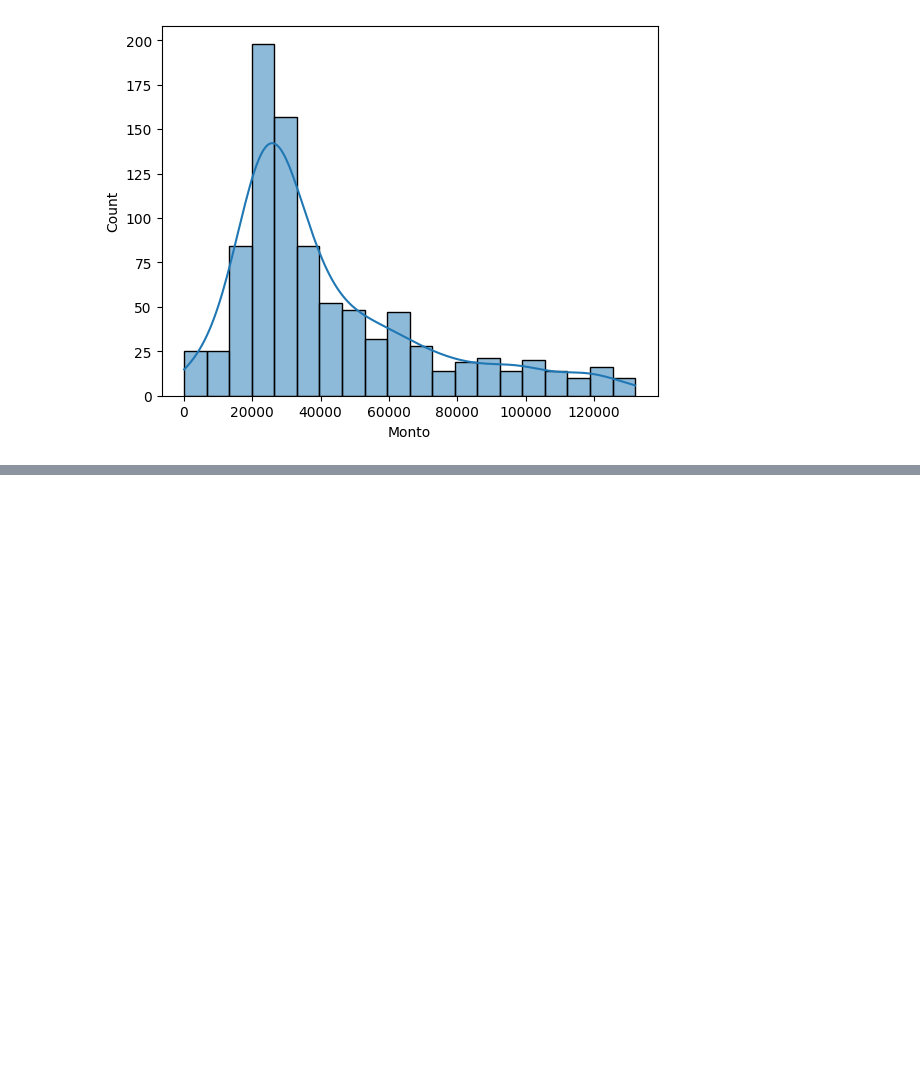
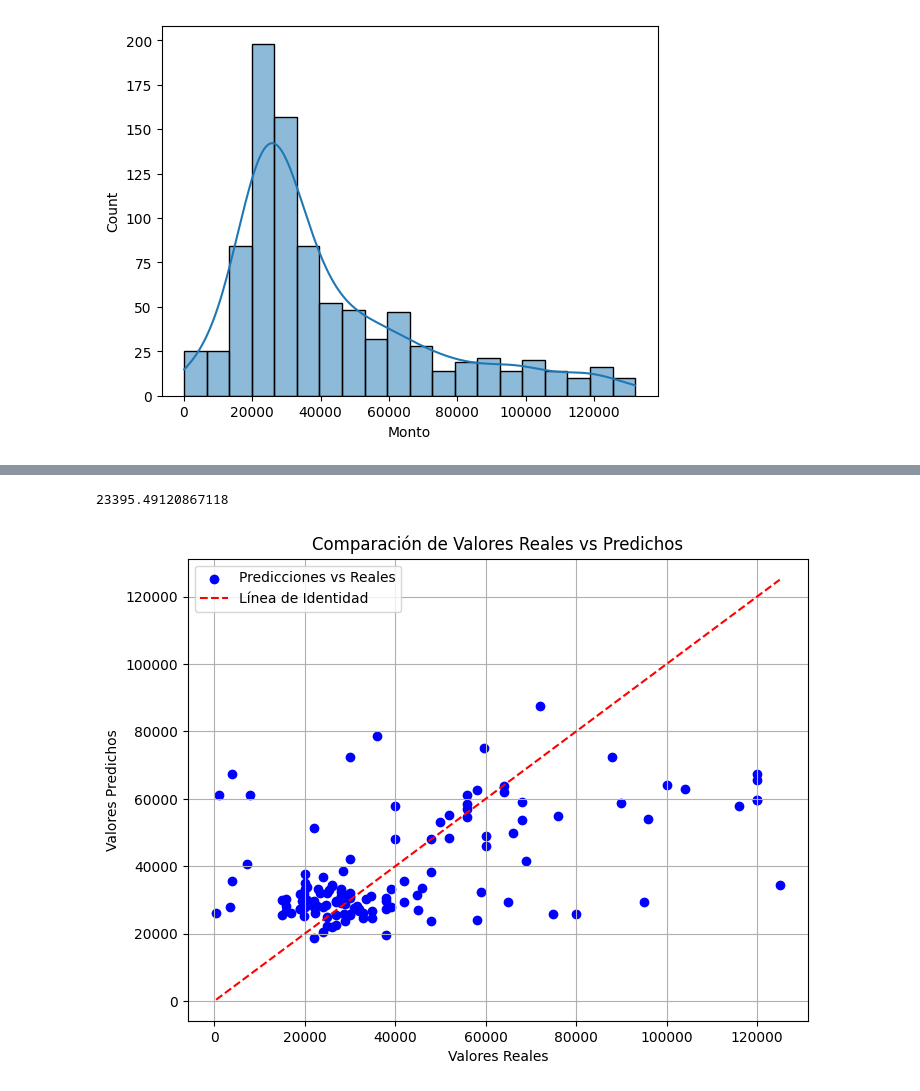
Before and after one commit to luccafrachelle/prueba, a Jupyter notebook: final.ipynb, the cells around one changed output, grey strips where cells are left out. Drawn from its saved outputs; the diff is of its cells as text; code cells hidden in the pictures; blank space fills up the shorter version.

```diff
--- a/final.ipynb
+++ b/final.ipynb
@@ -402,0 +441,5 @@ df_selected.to_csv('casas.csv', index=False)
+# %%
+from sklearn.ensemble import GradientBoostingRegressor
+
+gb_model = GradientBoostingRegressor(n_estimators=100, learning_rate=0.1, max_depth=3, random_state=42)
+gb_model.fit(X_train_scaled, y_train)
@@ -402,0 +448,5 @@ df_selected.to_csv('casas.csv', index=False)
+# %%
+from sklearn.ensemble import RandomForestRegressor
+
+rf_model = RandomForestRegressor(n_estimators=100, random_state=42)
+rf_model.fit(X_train_scaled, y_train)
@@ -402,0 +455,20 @@ df_selected.to_csv('casas.csv', index=False)
+# %%
+def ensemble_predictions(nn_model, gb_model, rf_model, X_test):
+    # Predicciones de la red neuronal
+    nn_pred = nn_model.predict(X_test).flatten()
+
+    # Predicciones del Gradient Boosting
+    gb_pred = gb_model.predict(X_test)
+
+    # Predicciones del Bosque Aleatorio
+    rf_pred = rf_model.predict(X_test)
+
+    # Promedio de las predicciones
+    final_pred = (nn_pred + gb_pred + rf_pred) / 3
+
+    return final_pred
+
+# Obtener y evaluar las predicciones ensambladas
+final_predictions = ensemble_predictions(nn_model, gb_model, rf_model, X_test_scaled)
+r2 = r2_score(y_test, final_predictions)
+print(f"R^2 del ensamblado: {r2:.5f}")
@@ -402,0 +478,20 @@ df_selected.to_csv('casas.csv', index=False)
+# %%
+rmse = np.sqrt(mean_squared_error(y_test, final_predictions))
+rmse
+# %% [output]
+23395.49120867118
+# %%
+import matplotlib.pyplot as plt
+
+# Crear el gráfico de dispersión
+plt.figure(figsize=(8, 6))
+plt.scatter(y_test, final_predictions, color='blue', label='Predicciones vs Reales')
+plt.plot([min(y_test), max(y_test)], [min(y_test), max(y_test)], color='red', linestyle='--', label='Línea de Identidad')
+plt.xlabel('Valores Reales')
+plt.ylabel('Valores Predichos')
+plt.title('Comparación de Valores Reales vs Predichos')
+plt.legend()
+plt.grid(True)
+plt.show()
+# %% [output]
+[figure, added]
```
Also changed, not shown: parts of 19 cells of this notebook, 1 other file.
